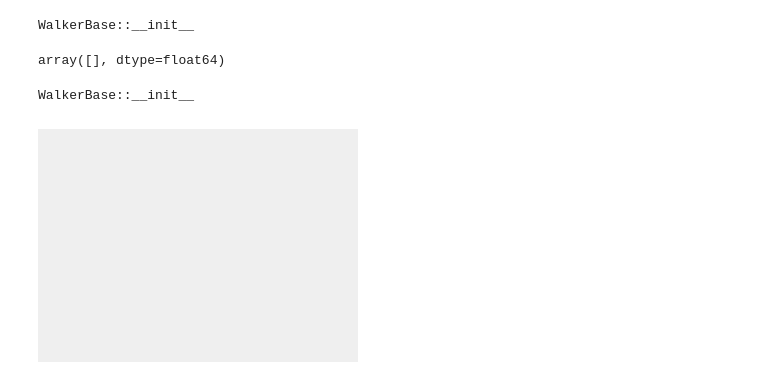
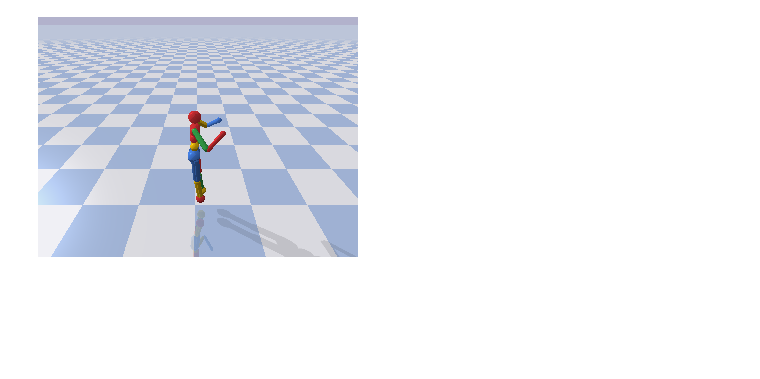
Before and after one commit to florentdelgrange/vae_mdp, a Jupyter notebook: reinforcement_learning/environment_testing.ipynb, the cells around one changed output. Drawn from its saved outputs; the diff is of its cells as text; code cells hidden in the pictures; blank space fills up the shorter version.

```diff
--- a/reinforcement_learning/environment_testing.ipynb
+++ b/reinforcement_learning/environment_testing.ipynb
@@ -35,9 +26,0 @@ array([ 5.9999996e-01,  6.3777497e-07,  1.0000000e+00,  0.0000000e+00,
-# %%
-import pybulletgym
-env_2 = gym.make('HumanoidPyBulletEnv-v0')
-env_2.reset()
-PIL.Image.fromarray(env_2.render(mode='rgb_array'))
-env_2.render()
-# %% [output]
-WalkerBase::__init__
-array([], dtype=float64)
@@ -46,7 +39,7 @@ from tf_agents.environments import suite_gym
 # %%
-py_env = suite_gym.load('HumanoidPyBulletEnv-v0')
+py_env = suite_pybullet.load('HumanoidBulletEnv-v0')
+py_env.render(mode='human')
 py_env.reset()
 PIL.Image.fromarray(py_env.render())
 # %% [output]
-WalkerBase::__init__
-[figure, old version]
+[figure, new version]
```
Also changed, not shown: parts of 9 cells of this notebook.
